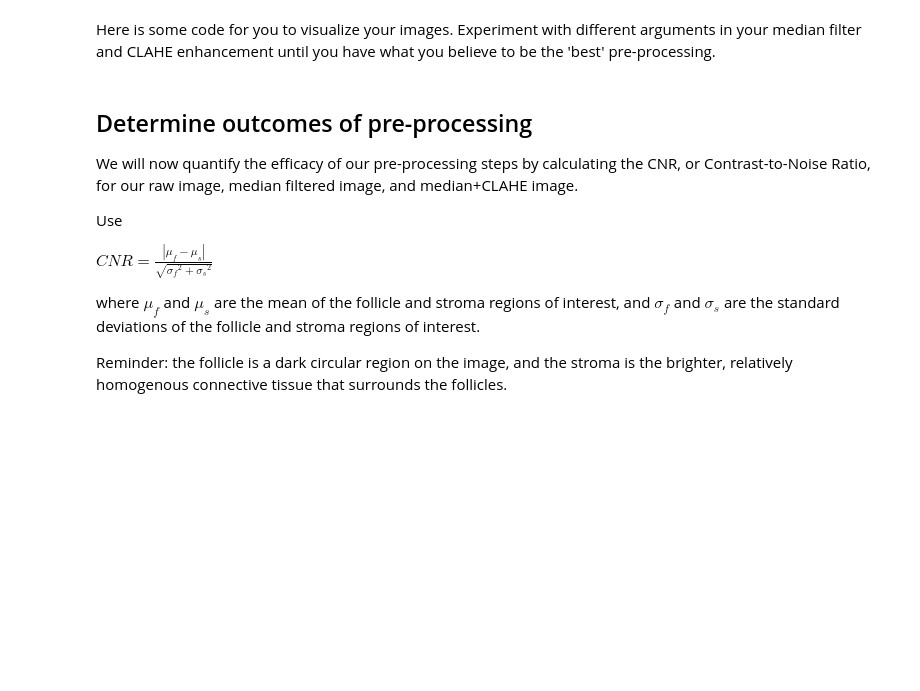
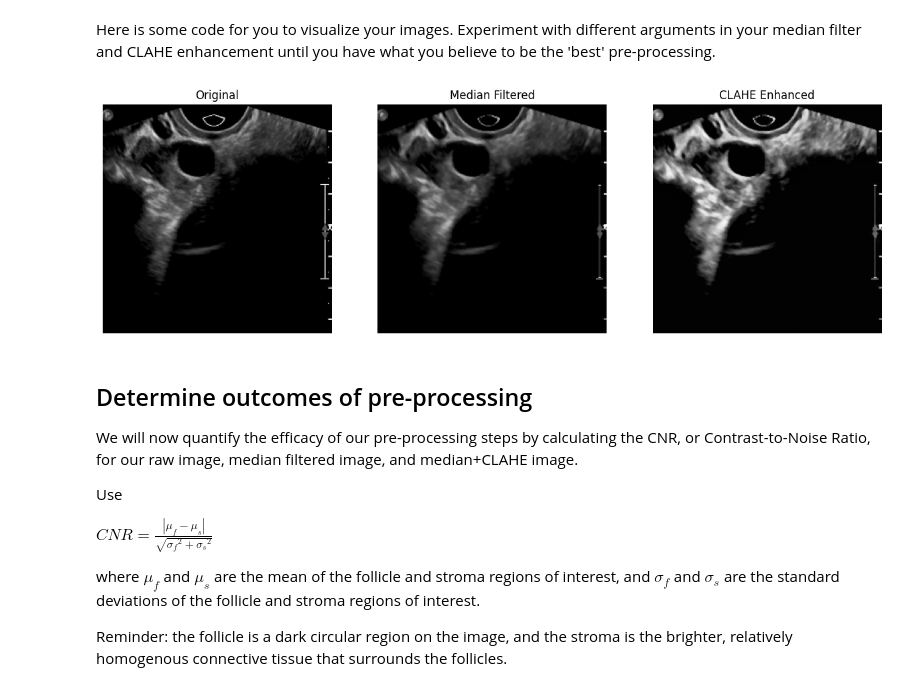
Before and after one commit to ZacharyRFine/qp2Clab1, a Jupyter notebook: Part_1_template.ipynb, the cells around one changed output. Saved outputs shown, nothing was run; the diff lists cells and outputs as text; code cells hidden in the pictures; blank space fills up the shorter version.

```diff
--- a/Part_1_template.ipynb
+++ b/Part_1_template.ipynb
@@ -158,19 +164,24 @@ Higher clip limits (e.g., in the range of 40 in some OpenCV implementations, or
 The optimal clip limit interacts with the tile grid size parameter. Experiment with both to achieve the desired results. The tile size should ideally be larger than the size of features you wish to preserve.
 
 CLAHE therefore limits contrast enhancement, specifically preventing noise amplification in homogeneous areas. Apply CHAHE to your filtered image using cv2.createCLAHE( ) with an appropriate clip limit and tile grid size:
+# %%
+clahe = cv2.createCLAHE(clipLimit = 3.0, tileGridSize=(8,8))
+img_clahe = clahe.apply(spec_filt_out)
 # %% [markdown]
 Here is some code for you to visualize your images. Experiment with different arguments in your median filter and CLAHE enhancement until you have what you believe to be the 'best' pre-processing.
 # %%
 titles = ['Original', 'Median Filtered', 'CLAHE Enhanced']
-images = [img, img_median, img_clahe] # replace with your image variable names
+images = [loaded_image, spec_filt_out, img_clahe] # replace with your image variable names
 
 plt.figure(figsize=(15, 5))
 for i in range(3):
     plt.subplot(1, 3, i+1)
     plt.imshow(images[i], cmap='gray')
     plt.title(titles[i])
     plt.axis('off')
 plt.show()
+# %% [output]
+[figure, added]
 # %% [markdown]
 ## Determine outcomes of pre-processing
 
```
Also changed, not shown: parts of 6 cells of this notebook.
